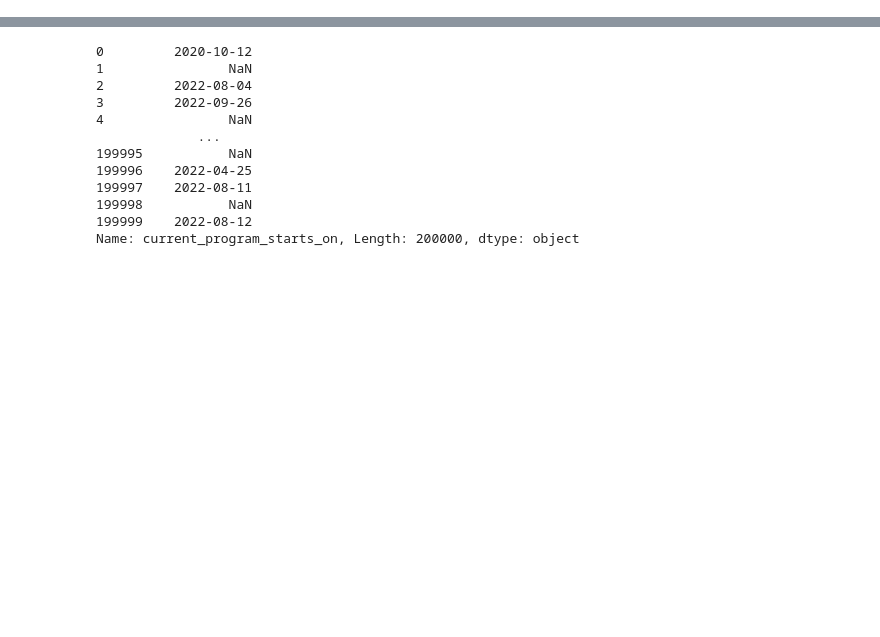
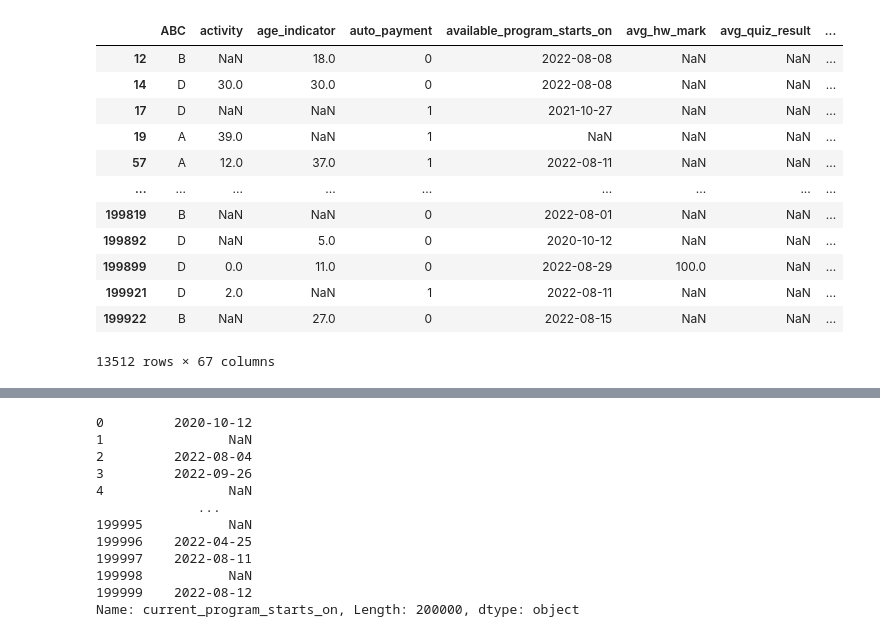
Before and after one commit to endovitskayaV/netology, a Jupyter notebook: explore.ipynb, the cells around one changed output, grey strips where cells are left out. Cells and saved outputs as stored; diff of their text form; code cells hidden in the pictures; blank space fills up the shorter version.

```diff
--- a/explore.ipynb
+++ b/explore.ipynb
@@ -17,0 +68,16 @@ df = pd.read_csv("./content/train_enriched.csv")
+# %%
+df[df.target==1]
+# %% [output]
+|  | ABC | activity | age_indicator | auto_payment | available_program_starts_on | avg_hw_mark | avg_quiz_result | ... |
+| 12 | B | NaN | 18.0 | 0 | 2022-08-08 | NaN | NaN | ... |
+| 14 | D | 30.0 | 30.0 | 0 | 2022-08-08 | NaN | NaN | ... |
+| 17 | D | NaN | NaN | 1 | 2021-10-27 | NaN | NaN | ... |
+| 19 | A | 39.0 | NaN | 1 | NaN | NaN | NaN | ... |
+| 57 | A | 12.0 | 37.0 | 1 | 2022-08-11 | NaN | NaN | ... |
+| ... | ... | ... | ... | ... | ... | ... | ... | ... |
+| 199819 | B | NaN | NaN | 0 | 2022-08-01 | NaN | NaN | ... |
+| 199892 | D | NaN | 5.0 | 0 | 2020-10-12 | NaN | NaN | ... |
+| 199899 | D | 0.0 | 11.0 | 0 | 2022-08-29 | 100.0 | NaN | ... |
+| 199921 | D | 2.0 | NaN | 1 | 2022-08-11 | NaN | NaN | ... |
+| 199922 | B | NaN | 27.0 | 0 | 2022-08-15 | NaN | NaN | ... |
+13512 rows × 67 columns
```
Also changed, not shown: parts of 17 cells of this notebook, 6 other files.
